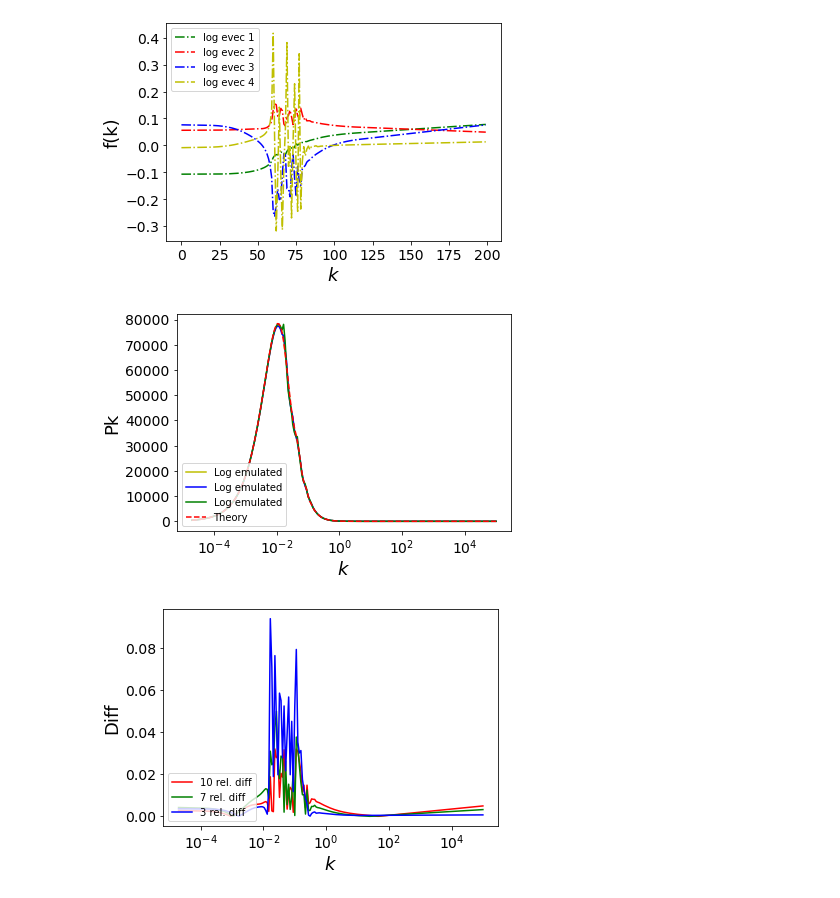
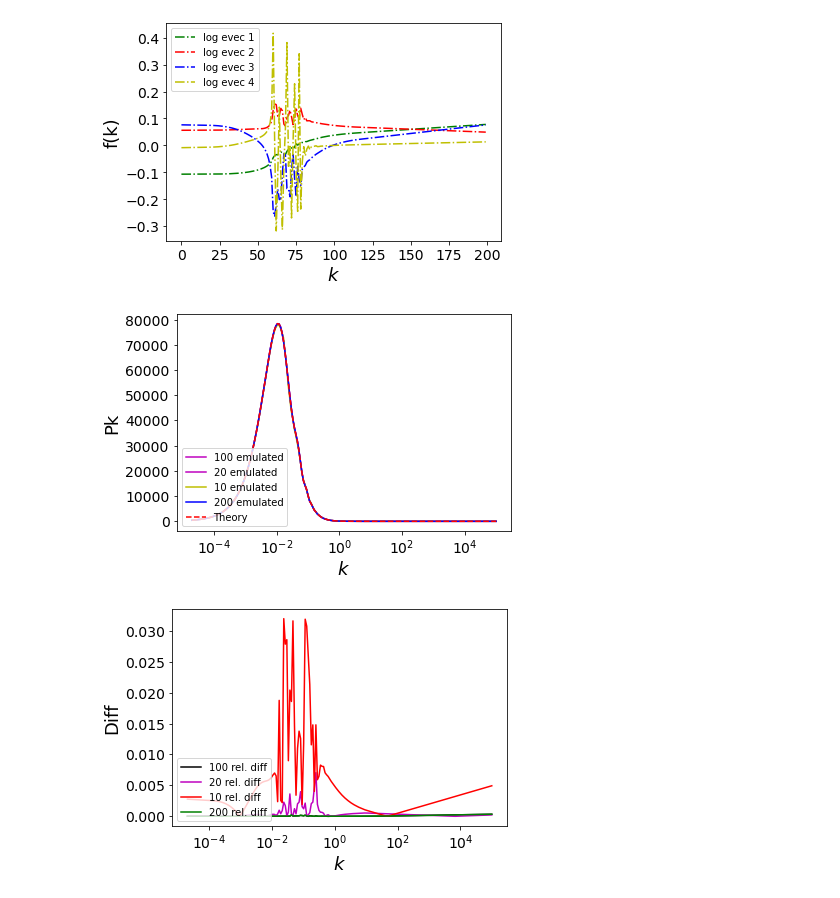
Before and after one commit to JaimeRZP/Pk_Emulator, a Jupyter notebook: PC_INTERPOL.ipynb, the cells around one changed output. Saved outputs shown, nothing was run; the diff lists cells and outputs as text; code cells hidden in the pictures.

```diff
--- a/PC_INTERPOL.ipynb
+++ b/PC_INTERPOL.ipynb
@@ -119,2 +115,7 @@ emulator_3 = Log_lin_Pk_emulator(10, 200, 3, new=True)
+# %%
+emulator_100 = Log_lin_Pk_emulator(10, 200, 100, new=False)
+emulator_20 = Log_lin_Pk_emulator(10, 200, 20, new=False)
+emulator_10 = Log_lin_Pk_emulator(10, 200, 10, new=False)
+emulator_200 = Log_lin_Pk_emulator(10, 200, 200, new=False)
 # %%
 evecs = emulator_10.get_evecs(manual = True);
@@ -135,10 +140,12 @@ emulator_3.get_w_emulator();
 # %%
+k_arr, emulated_100 = emulator_100.get_emulated_Pk(0.27,0.67)
+k_arr, emulated_20 = emulator_20.get_emulated_Pk(0.27,0.67)
 k_arr, emulated_10 = emulator_10.get_emulated_Pk(0.27,0.67)
-k_arr, emulated_7 = emulator_7.get_emulated_Pk(0.27,0.67)
-k_arr, emulated_3 = emulator_3.get_emulated_Pk(0.27,0.67)
+k_arr, emulated_200 = emulator_200.get_emulated_Pk(0.27,0.67)
+emulated_100 = np.exp(emulated_100)
+emulated_20 = np.exp(emulated_20)
 emulated_10 = np.exp(emulated_10)
-emulated_7 = np.exp(emulated_7)
-emulated_3 = np.exp(emulated_3)
+emulated_200 = np.exp(emulated_200)
 # %%
 cosmo = ccl.Cosmology(Omega_c=0.27, Omega_b=0.049, h=0.67, sigma8=0.81, n_s=0.96)
 theory  = ccl.power.linear_matter_power(cosmo, k_arr, 1)
@@ -149,3 +152,8 @@ Pk_diff_3  = abs(emulated_3  -theory)
+# %%
+Pk_diff_100 = abs(emulated_100 -theory)
+Pk_diff_20 = abs(emulated_20 -theory)
+Pk_diff_10 = abs(emulated_10 -theory)
+Pk_diff_200  = abs(emulated_200  -theory)
 # %%
 evecs = np.transpose(evecs)
 # %%
@@ -163,11 +171,10 @@ plt.show()
 # %% [output]
 [figure]
 # %%
-#plt.plot(k_arr, hand_emulated , 'g-', label = 'Hand emulated' )
-#plt.plot(k_arr, pca_emulated , 'b--', label = 'PCA emulated' )
-plt.plot(k_arr, emulated_10 , 'y-', label = 'Log emulated' )
-plt.plot(k_arr, emulated_7 , 'b-', label = 'Log emulated' )
-plt.plot(k_arr, emulated_3 , 'g-', label = 'Log emulated' )
+plt.plot(k_arr, emulated_100 , 'm-', label = '100 emulated' )
+plt.plot(k_arr, emulated_20 , 'm-', label = '20 emulated' )
+plt.plot(k_arr, emulated_10 , 'y-', label = '10 emulated' )
+plt.plot(k_arr, emulated_200 , 'b-', label = '200 emulated' )
 plt.plot(k_arr, theory, 'r--', label = 'Theory' )
 plt.xlabel('$k$',fontsize=18)
 plt.ylabel('Pk',fontsize=18)
@@ -177,20 +184,21 @@ plt.xscale('log')
 plt.legend(loc="lower left")
 plt.show()
 # %% [output]
-[figure, old version]
+[figure, new version]
 # %%
+plt.plot(k_arr, Pk_diff_100/theory, 'k-', label = '100 rel. diff' )
+plt.plot(k_arr, Pk_diff_20/theory, 'm-', label = '20 rel. diff' )
 plt.plot(k_arr, Pk_diff_10/theory, 'r-', label = '10 rel. diff' )
-plt.plot(k_arr, Pk_diff_7/theory, 'g-', label = '7 rel. diff' )
-plt.plot(k_arr, Pk_diff_3/theory, 'b-', label = '3 rel. diff' )
+plt.plot(k_arr, Pk_diff_200/theory, 'g-', label = '200 rel. diff' )
 plt.xlabel('$k$',fontsize=18)
 plt.ylabel('Diff',fontsize=18)
 plt.xticks(fontsize=14)
 plt.yticks(fontsize=14)
 plt.xscale('log')
 plt.legend(loc="lower left")
 plt.show()
 # %% [output]
-[figure, old version]
+[figure, new version]
 # %%
 def GoF(emulator, h_in, w_c_in):
     k, Pk_f = emulator.get_emulated_Pk(w_c_in, h_in)
```
Also changed, not shown: parts of 28 cells of this notebook.
